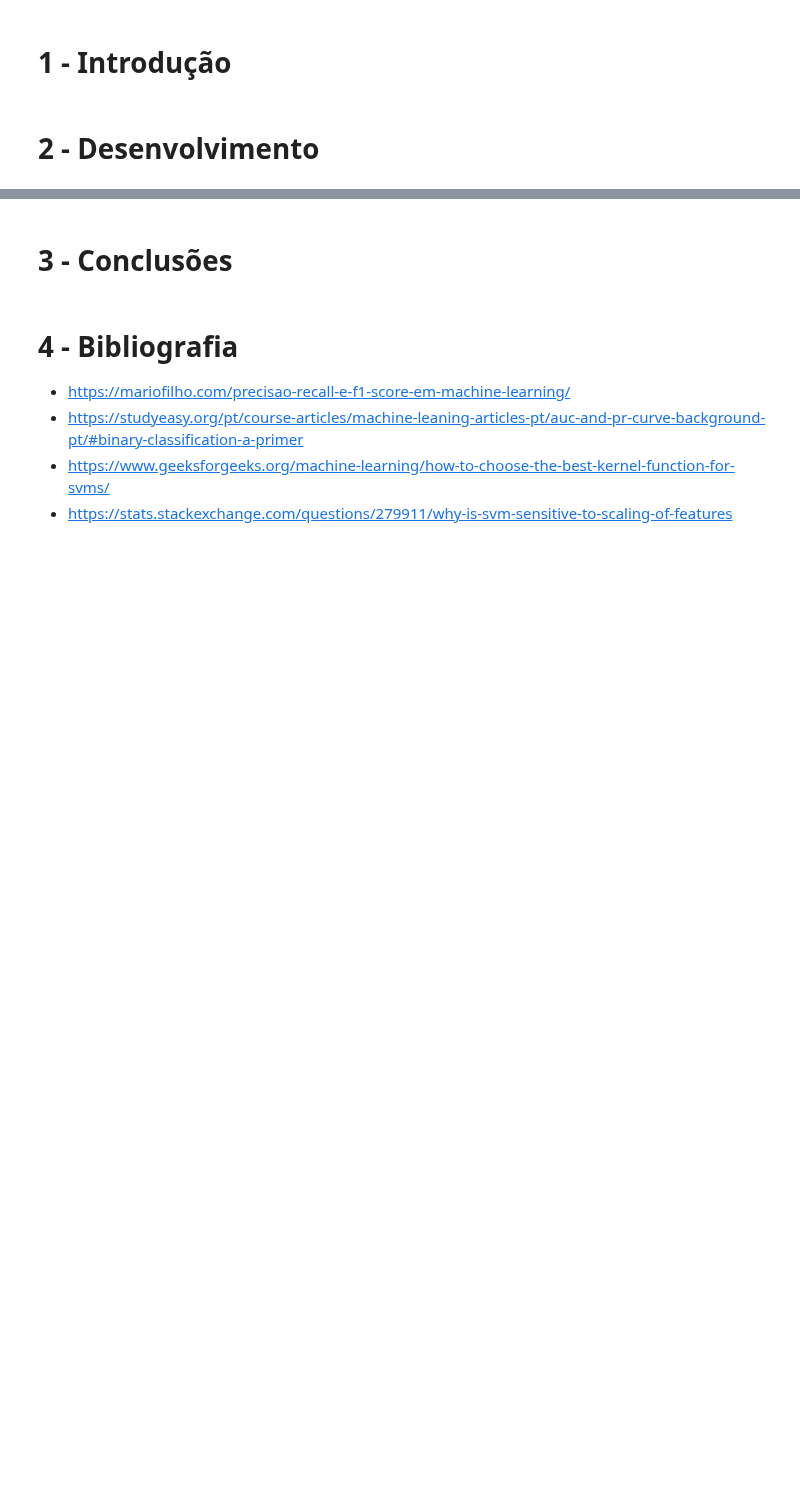
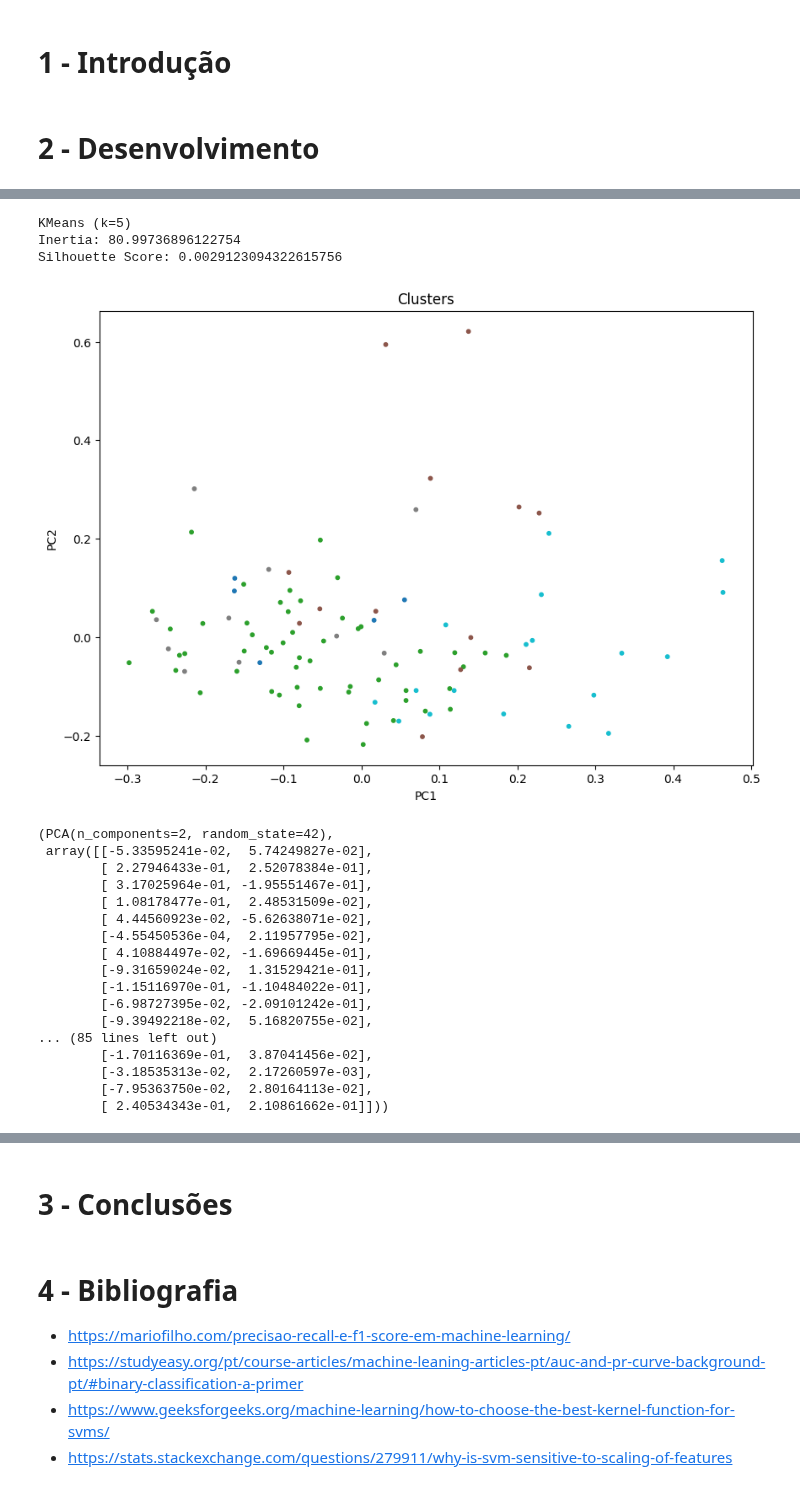
Before and after one commit to alicescfernandes/AA_2025_2026, a Jupyter notebook: TP2/tp2.ipynb, the cells around one changed output, grey strips where cells are left out. Drawn from its saved outputs; the diff is of its cells as text; code cells hidden in the pictures; blank space fills up the shorter version.

```diff
--- a/TP2/tp2.ipynb
+++ b/TP2/tp2.ipynb
@@ -33,0 +204,57 @@ from sklearn.model_selection import cross_val_predict
+# %%
+from sklearn.cluster import KMeans
+import numpy as np
+
+# número de clusters a testar (ex.: 5)
+k = 5 # TODO: Testar vários K
+
+def kmeans_cluster(k, X):
+    print(f"KMeans (k={k})")
+
+    kmeans = KMeans(
+        n_clusters=k,
+        init="k-means++",
+        n_init=5,
+        max_iter=500,
+        random_state=42
+    )
+
+    kmeans.fit(X)
+
+    labels = kmeans.labels_
+    centers = kmeans.cluster_centers_
+
+    inertia = kmeans.inertia_
+    sil = silhouette_score(X, labels)
+
+    print("Inertia:", inertia)
+    print("Silhouette Score:", sil)
+
+    return labels, centers, inertia, sil
+
+labels,centers,inertia,sil = kmeans_cluster(5,X_transformed)
+
+
+plot_clusters_2D(X_transformed, labels)
+# %% [output]
+KMeans (k=5)
+Inertia: 80.99736896122754
+Silhouette Score: 0.0029123094322615756
+[figure, added]
+(PCA(n_components=2, random_state=42),
+ array([[-5.33595241e-02,  5.74249827e-02],
+        [ 2.27946433e-01,  2.52078384e-01],
+        [ 3.17025964e-01, -1.95551467e-01],
+        [ 1.08178477e-01,  2.48531509e-02],
+        [ 4.44560923e-02, -5.62638071e-02],
+        [-4.55450536e-04,  2.11957795e-02],
+        [ 4.10884497e-02, -1.69669445e-01],
+        [-9.31659024e-02,  1.31529421e-01],
+        [-1.15116970e-01, -1.10484022e-01],
+        [-6.98727395e-02, -2.09101242e-01],
+        [-9.39492218e-02,  5.16820755e-02],
+... (85 lines left out)
+        [-1.70116369e-01,  3.87041456e-02],
+        [-3.18535313e-02,  2.17260597e-03],
+        [-7.95363750e-02,  2.80164113e-02],
+        [ 2.40534343e-01,  2.10861662e-01]]))
```
Also changed, not shown: parts of 13 cells of this notebook, 1 other file.
